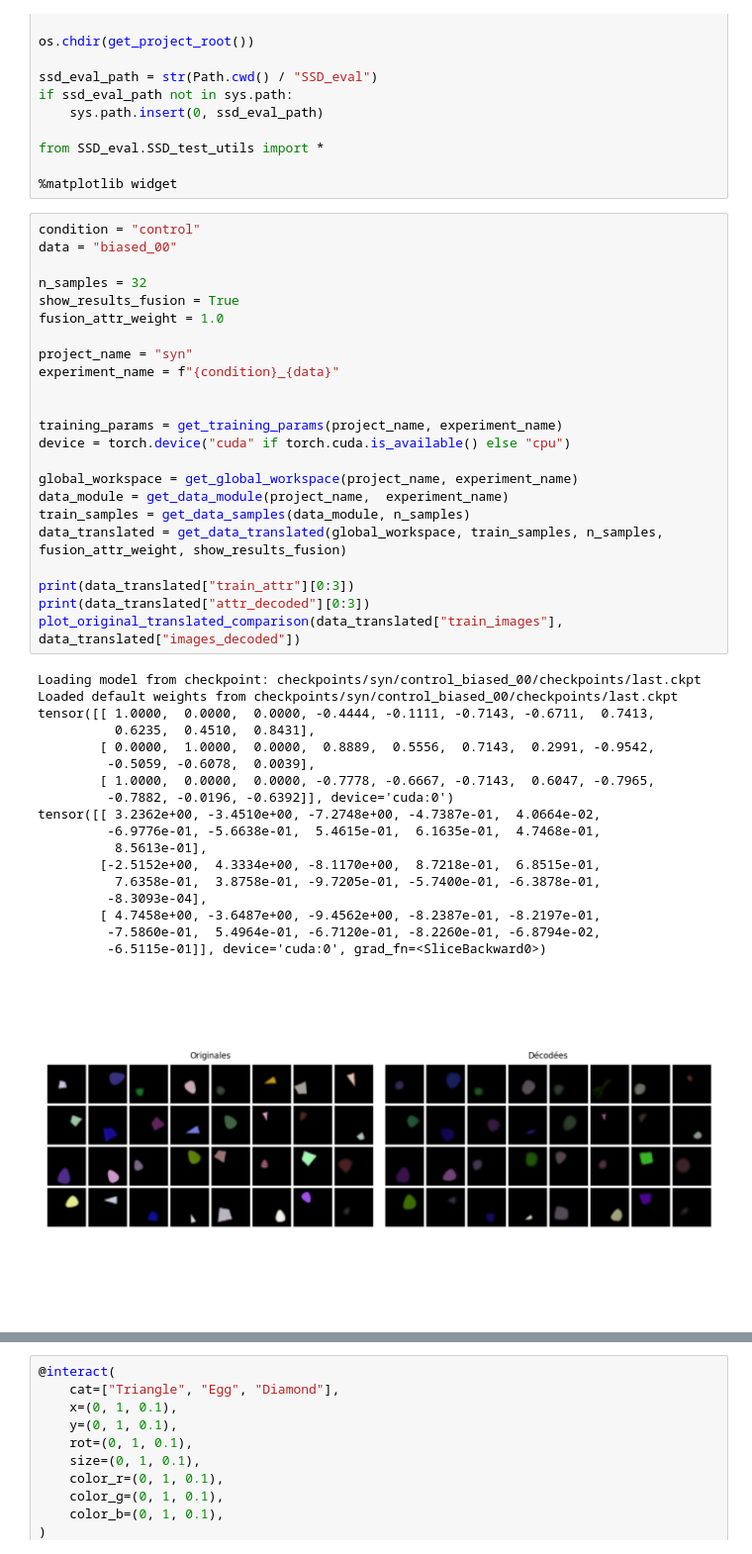
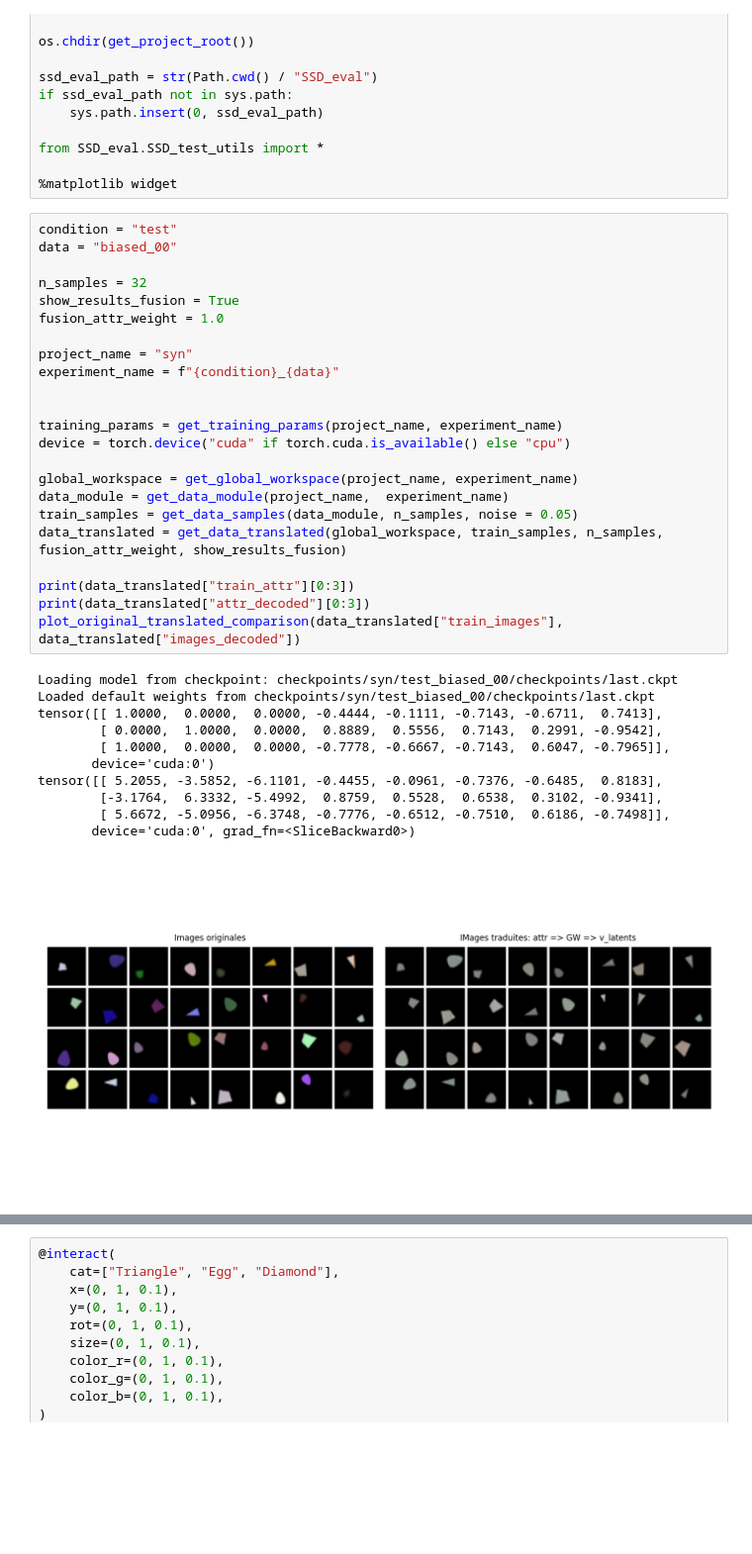
Before and after one commit to lucas-ch/gwsyn, a Jupyter notebook: test_checkpoints.ipynb, the cells around one changed output, grey strips where cells are left out. Shown at 99% size. Saved outputs shown, nothing was run; the diff lists cells and outputs as text; blank space fills up the shorter version.

Commit message:
noise

```diff
--- a/test_checkpoints.ipynb
+++ b/test_checkpoints.ipynb
@@ -15,44 +15,37 @@ from SSD_eval.SSD_test_utils import *
 
 %matplotlib widget
 # %%
-condition = "control"
+condition = "test"
 data = "biased_00"
 
 n_samples = 32
 show_results_fusion = True
 fusion_attr_weight = 1.0
 
 project_name = "syn"
 experiment_name = f"{condition}_{data}"
 
 
 training_params = get_training_params(project_name, experiment_name)
 device = torch.device("cuda" if torch.cuda.is_available() else "cpu")
 
 global_workspace = get_global_workspace(project_name, experiment_name)
 data_module = get_data_module(project_name,  experiment_name)
-train_samples = get_data_samples(data_module, n_samples)
+train_samples = get_data_samples(data_module, n_samples, noise = 0.05)
 data_translated = get_data_translated(global_workspace, train_samples, n_samples, fusion_attr_weight, show_results_fusion)
 
 print(data_translated["train_attr"][0:3])
 print(data_translated["attr_decoded"][0:3])
 plot_original_translated_comparison(data_translated["train_images"], data_translated["images_decoded"])
 # %% [output]
-Loading model from checkpoint: checkpoints/syn/control_biased_00/checkpoints/last.ckpt
-Loaded default weights from checkpoints/syn/control_biased_00/checkpoints/last.ckpt
-tensor([[ 1.0000,  0.0000,  0.0000, -0.4444, -0.1111, -0.7143, -0.6711,  0.7413,
-          0.6235,  0.4510,  0.8431],
-        [ 0.0000,  1.0000,  0.0000,  0.8889,  0.5556,  0.7143,  0.2991, -0.9542,
-         -0.5059, -0.6078,  0.0039],
-        [ 1.0000,  0.0000,  0.0000, -0.7778, -0.6667, -0.7143,  0.6047, -0.7965,
-         -0.7882, -0.0196, -0.6392]], device='cuda:0')
-tensor([[ 3.2362e+00, -3.4510e+00, -7.2748e+00, -4.7387e-01,  4.0664e-02,
-         -6.9776e-01, -5.6638e-01,  5.4615e-01,  6.1635e-01,  4.7468e-01,
-          8.5613e-01],
-        [-2.5152e+00,  4.3334e+00, -8.1170e+00,  8.7218e-01,  6.8515e-01,
-          7.6358e-01,  3.8758e-01, -9.7205e-01, -5.7400e-01, -6.3878e-01,
-         -8.3093e-04],
-        [ 4.7458e+00, -3.6487e+00, -9.4562e+00, -8.2387e-01, -8.2197e-01,
-         -7.5860e-01,  5.4964e-01, -6.7120e-01, -8.2260e-01, -6.8794e-02,
-         -6.5115e-01]], device='cuda:0', grad_fn=<SliceBackward0>)
+Loading model from checkpoint: checkpoints/syn/test_biased_00/checkpoints/last.ckpt
+Loaded default weights from checkpoints/syn/test_biased_00/checkpoints/last.ckpt
+tensor([[ 1.0000,  0.0000,  0.0000, -0.4444, -0.1111, -0.7143, -0.6711,  0.7413],
+        [ 0.0000,  1.0000,  0.0000,  0.8889,  0.5556,  0.7143,  0.2991, -0.9542],
+        [ 1.0000,  0.0000,  0.0000, -0.7778, -0.6667, -0.7143,  0.6047, -0.7965]],
+       device='cuda:0')
+tensor([[ 5.2055, -3.5852, -6.1101, -0.4455, -0.0961, -0.7376, -0.6485,  0.8183],
+        [-3.1764,  6.3332, -5.4992,  0.8759,  0.5528,  0.6538,  0.3102, -0.9341],
+        [ 5.6672, -5.0956, -6.3748, -0.7776, -0.6512, -0.7510,  0.6186, -0.7498]],
+       device='cuda:0', grad_fn=<SliceBackward0>)
-[figure, old version]
+[figure, new version]
```
Also changed, not shown: parts of 1 cell of this notebook, 3 other files.
